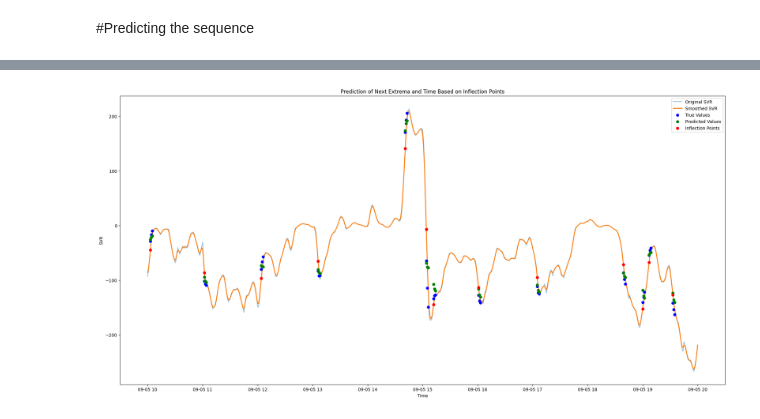
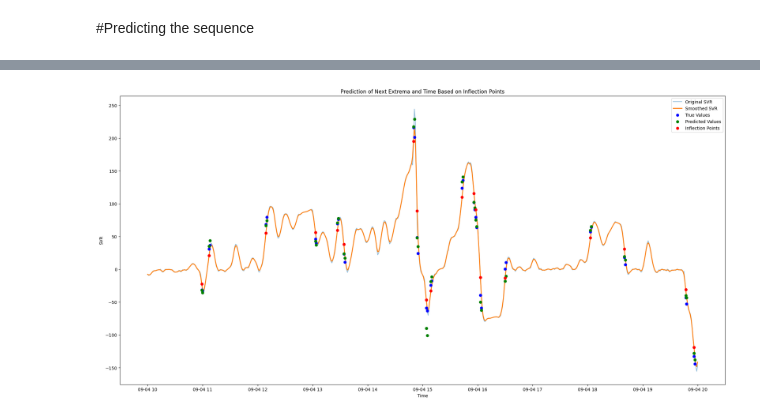
Before and after one commit to matule00/SGE, a Jupyter notebook: NN_SVR_peak_2.ipynb, the cells around one changed output, grey strips where cells are left out. Drawn from its saved outputs; the diff is of its cells as text; code cells hidden in the pictures.

```diff
--- a/NN_SVR_peak_2.ipynb
+++ b/NN_SVR_peak_2.ipynb
@@ -499,13 +533,15 @@ plot_filtered_predictions(predictions_oct, '2024-10-01', '2024-10-10')
 #Predicting the sequence
 # %%
 valid_rows_serie = SVR.dropna(subset=['time_prev', 'amp_diff', 'prev_extrema_value',
-                                      'mfrr5', 'mfrr_p', 'mfrr_m',
+                                'mfrr5', 'mfrr_p', 'mfrr_m',
                                 'last_values_1', 'last_values_2',
                                 'last_values_3', 'last_values_4',
                                 'last_values_5', 'last_values_6',
                                 'last_values_7', 'last_values_8',
                                 'last_values_9', 'last_values_10',
-                                'smoothed_SVR', 'previous_inflections'])
+                                'smoothed_SVR', 'previous_inflections',
+                                'last_SO_1', 'last_SO_2', 'last_SO_3',
+                                'last_SO_4', 'last_SO_5'])
 september_rows_serie = valid_rows_serie[valid_rows_serie['Time'] < '2024-09-30 00:00:00']
 X = september_rows_serie[['time_prev', 'amp_diff', 'prev_extrema_value',
                                 'mfrr5', 'mfrr_p', 'mfrr_m',
@@ -514,8 +550,16 @@ X = september_rows_serie[['time_prev', 'amp_diff', 'prev_extrema_value',
                                 'last_values_5', 'last_values_6',
                                 'last_values_7', 'last_values_8',
                                 'last_values_9', 'last_values_10',
-                                'smoothed_SVR', 'previous_inflections']].values
-y_serie = september_rows_serie[['next_values_1', 'next_values_2', 'next_values_3']].values  # Two outputs: extrema and time
+                                'smoothed_SVR', 'previous_inflections',
+                                'last_SO_1', 'last_SO_2', 'last_SO_3',
+                                'last_SO_4', 'last_SO_5']].values
+y_serie = september_rows_serie[['next_values_1', 'next_values_2']].values  # Two outputs: extrema and time
+
+X0 = scaler_X.transform(X)
+X0 = X0.reshape((X0.shape[0], 1, X0.shape[1]))
+peaks = model_peak.predict(X0)
+
+X = np.concatenate((X, peaks), axis=1)
 
 indices = september_rows_serie.index
 
@@ -644,4 +671,4 @@ def train_LSTM_model(X, y, lr=0.005, patience_early_stop=10, patience_scheduler=
 # %%
-train_LSTM_model(X, y_serie, lr=0.001, patience_early_stop=8, patience_scheduler=4, num_of_epochs=40)
+scaler_X_serie, scaler_y_serie, model_serie = train_LSTM_model(X, y_serie, lr=0.001, patience_early_stop=8, patience_scheduler=4, num_of_epochs=40)
 # %% [output]
 Epoch 1/40
@@ -706,13 +701,13 @@ model_serie = Sequential([
     #Dropout(0.1),
     LSTM(32, return_sequences=True, activation='tanh'),                         # Fourth LSTM layer (last, no return_sequences)
     #Dropout(0.1),
-    LSTM(3, activation='linear')                         # Final LSTM layer to predict 5 values
+    LSTM(2, activation='linear')                         # Final LSTM layer to predict 5 values
 ])
 
 model_serie.load_weights('/content/serie.weights.h5')
 
-start_time='2024-09-05 10:00:00'
-end_time='2024-09-05 20:00:00'
+start_time='2024-09-04 10:00:00'
+end_time='2024-09-04 20:00:00'
 
 filtered_SVR = SVR[(SVR['Time'] >= start_time) & (SVR['Time'] <= end_time)]
 valid_rows_filtered = valid_rows_serie[(valid_rows_serie['Time'] >= start_time) & (valid_rows_serie['Time'] <= end_time)]
@@ -724,18 +719,27 @@ X_plot = valid_rows_filtered[['time_prev', 'amp_diff', 'prev_extrema_value',
                                 'last_values_5', 'last_values_6',
                                 'last_values_7', 'last_values_8',
                                 'last_values_9', 'last_values_10',
-                                'smoothed_SVR', 'previous_inflections']].values
+                                'smoothed_SVR', 'previous_inflections',
+                                'last_SO_1', 'last_SO_2', 'last_SO_3',
+                                'last_SO_4', 'last_SO_5']].values
 
-y_plot = valid_rows_filtered[['next_values_1', 'next_values_2', 'next_values_3']].values
+y_plot = valid_rows_filtered[['next_values_1', 'next_values_2']].values
 
-X_plot = scaler.transform(X_plot)
-X_plot = X_plot.reshape((X_plot.shape[0], 1, X_plot.shape[1]))  # (samples, time_steps, features)
+X_plot0 = scaler_X.transform(X_plot)
+X_plot0 = X_plot0.reshape((X_plot0.shape[0], 1, X_plot0.shape[1]))  # (samples, time_steps, features)
+
+peaks = model_peak.predict(X_plot0)
+
+X_plot = np.concatenate((X_plot, peaks), axis=1)
+
+X_plot = scaler_X_serie.transform(X_plot)
+X_plot = X_plot.reshape((X_plot.shape[0], 1, X_plot.shape[1]))
 
 predicted_values = model_serie.predict(X_plot)
 predicted_values = scaler_y.inverse_transform(predicted_values)
 
 predicted_time_values = [
-    pd.date_range(start=time, periods=3, freq='1min')
+    pd.date_range(start=time, periods=2, freq='1min')
     for time in valid_rows_filtered['Time']]
 
 predicted_time_flat = [time for times in predicted_time_values for time in times]
@@ -759 +764 @@ plt.show()
-[figure, old version]
+[figure, new version]
```
Also changed, not shown: parts of 23 cells of this notebook.
